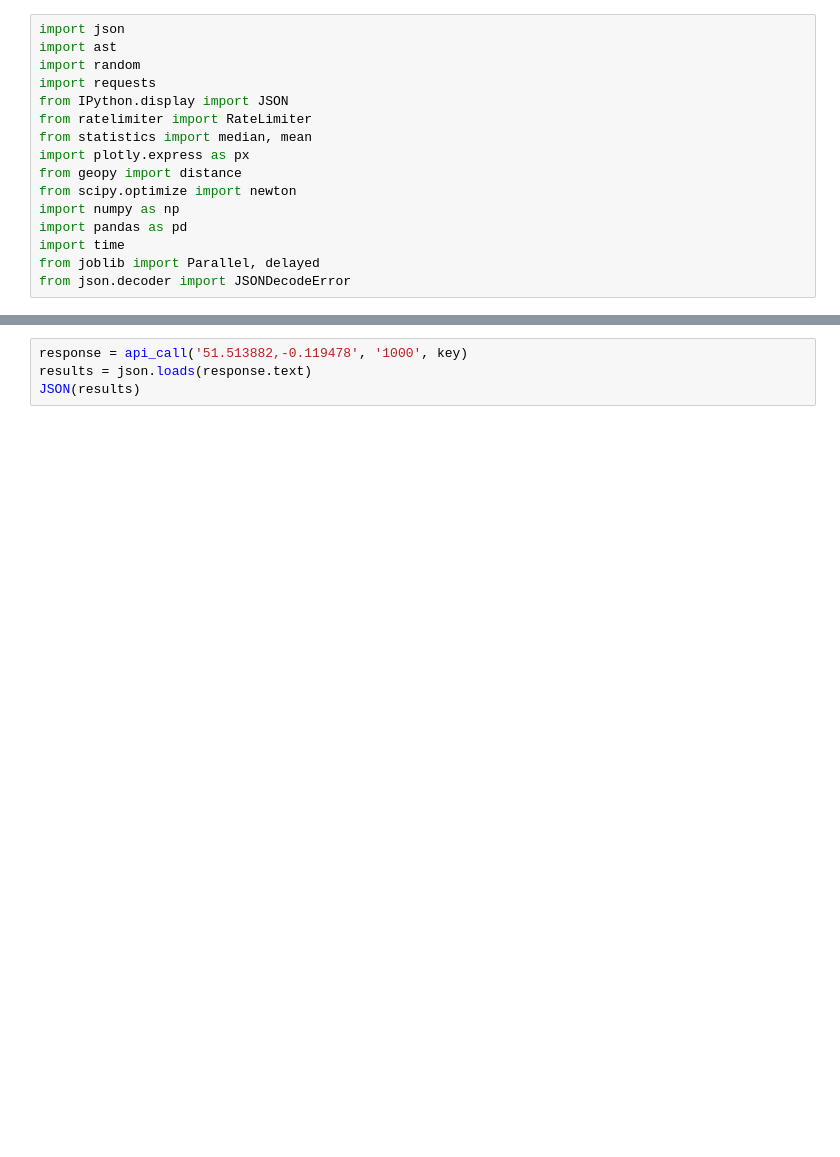
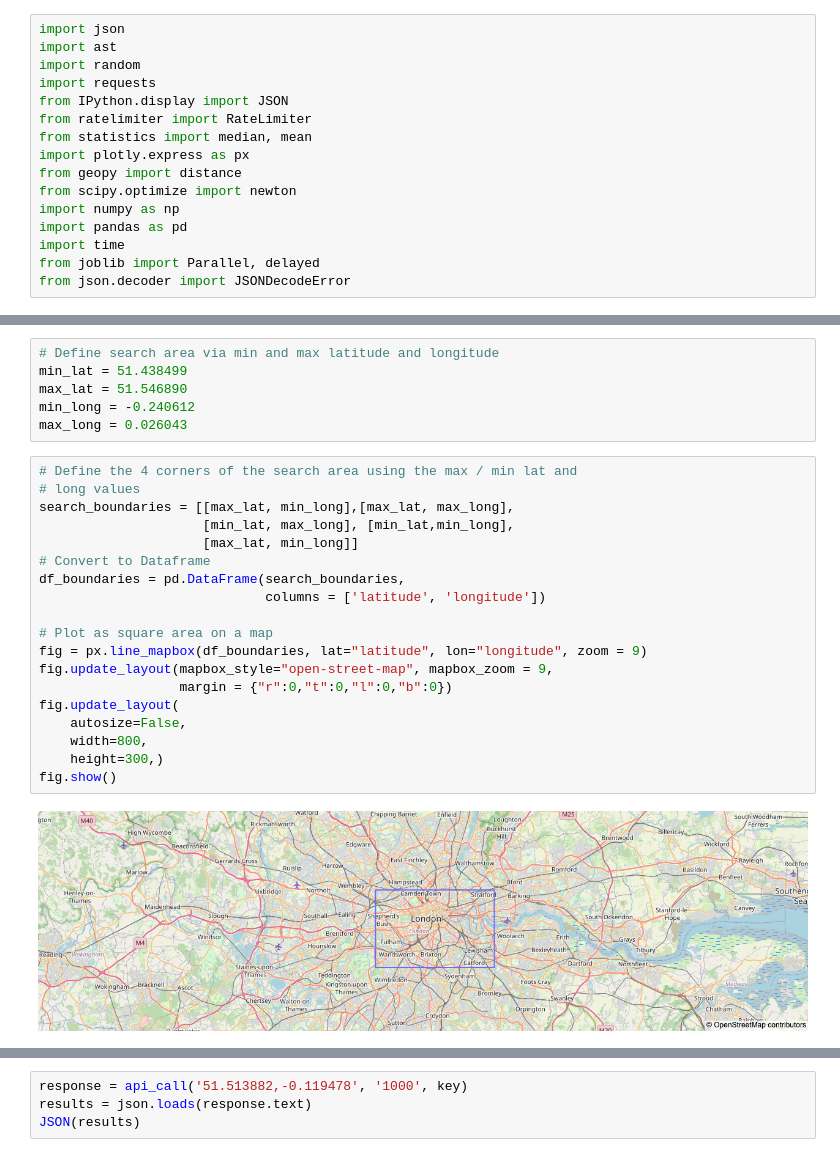
Before and after one commit to rhart-rup/Foursquare-Venue-Scraper-2023, a Jupyter notebook: Four_Square_Venue_Search.ipynb, the cells around one changed output, grey strips where cells are left out. Drawn from its saved outputs; the diff is of its cells as text; blank space fills up the shorter version.

```diff
--- a/Four_Square_Venue_Search.ipynb
+++ b/Four_Square_Venue_Search.ipynb
@@ -98,0 +30,27 @@ max_long = 0.026043
+# %%
+# Define search area via min and max latitude and longitude
+min_lat = 51.438499
+max_lat = 51.546890
+min_long = -0.240612
+max_long = 0.026043
+# %%
+# Define the 4 corners of the search area using the max / min lat and
+# long values
+search_boundaries = [[max_lat, min_long],[max_lat, max_long],
+                     [min_lat, max_long], [min_lat,min_long],
+                     [max_lat, min_long]]
+# Convert to Dataframe
+df_boundaries = pd.DataFrame(search_boundaries,
+                             columns = ['latitude', 'longitude'])
+
+# Plot as square area on a map
+fig = px.line_mapbox(df_boundaries, lat="latitude", lon="longitude", zoom = 9)
+fig.update_layout(mapbox_style="open-street-map", mapbox_zoom = 9,
+                  margin = {"r":0,"t":0,"l":0,"b":0})
+fig.update_layout(
+    autosize=False,
+    width=800,
+    height=300,)
+fig.show()
+# %% [output]
+[figure, added]
```
Also changed, not shown: parts of 21 cells of this notebook.
